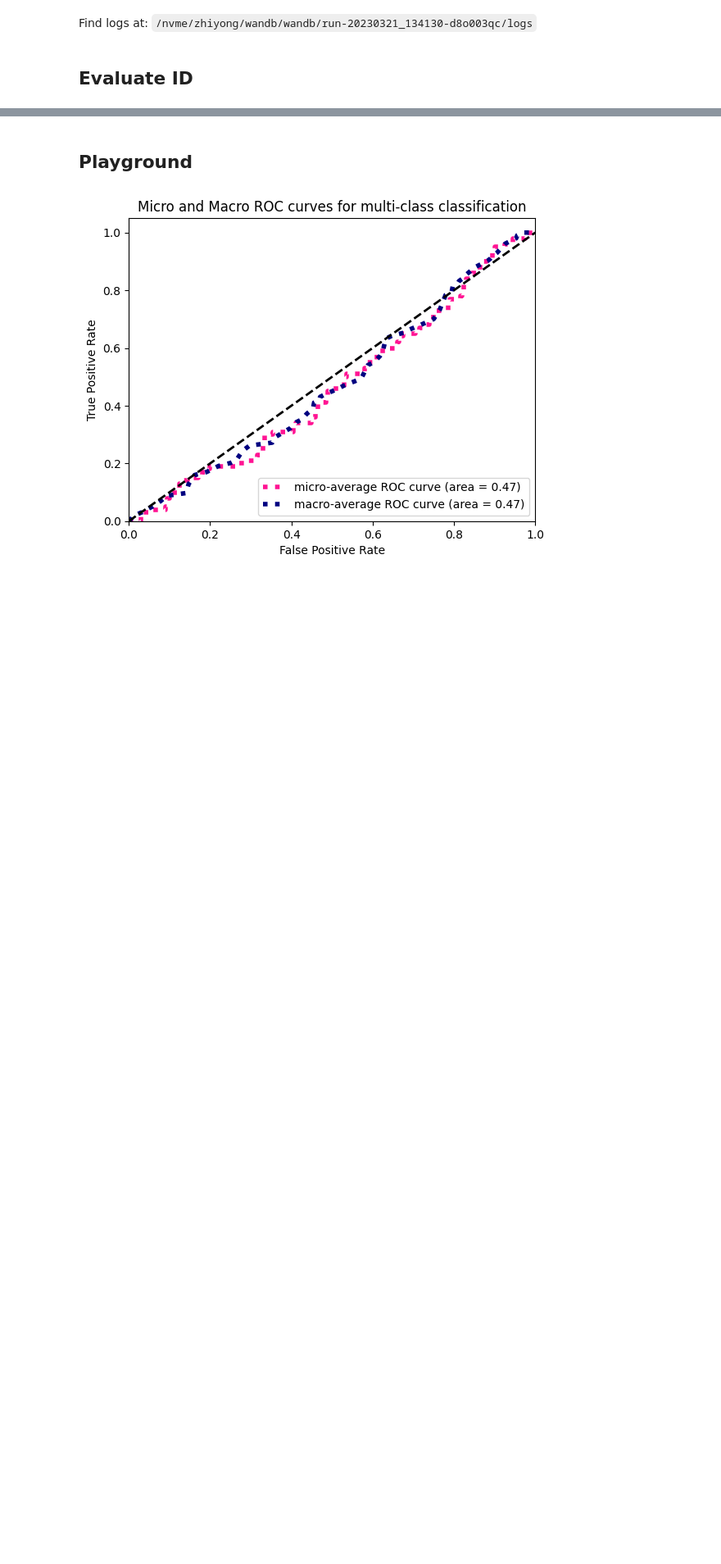
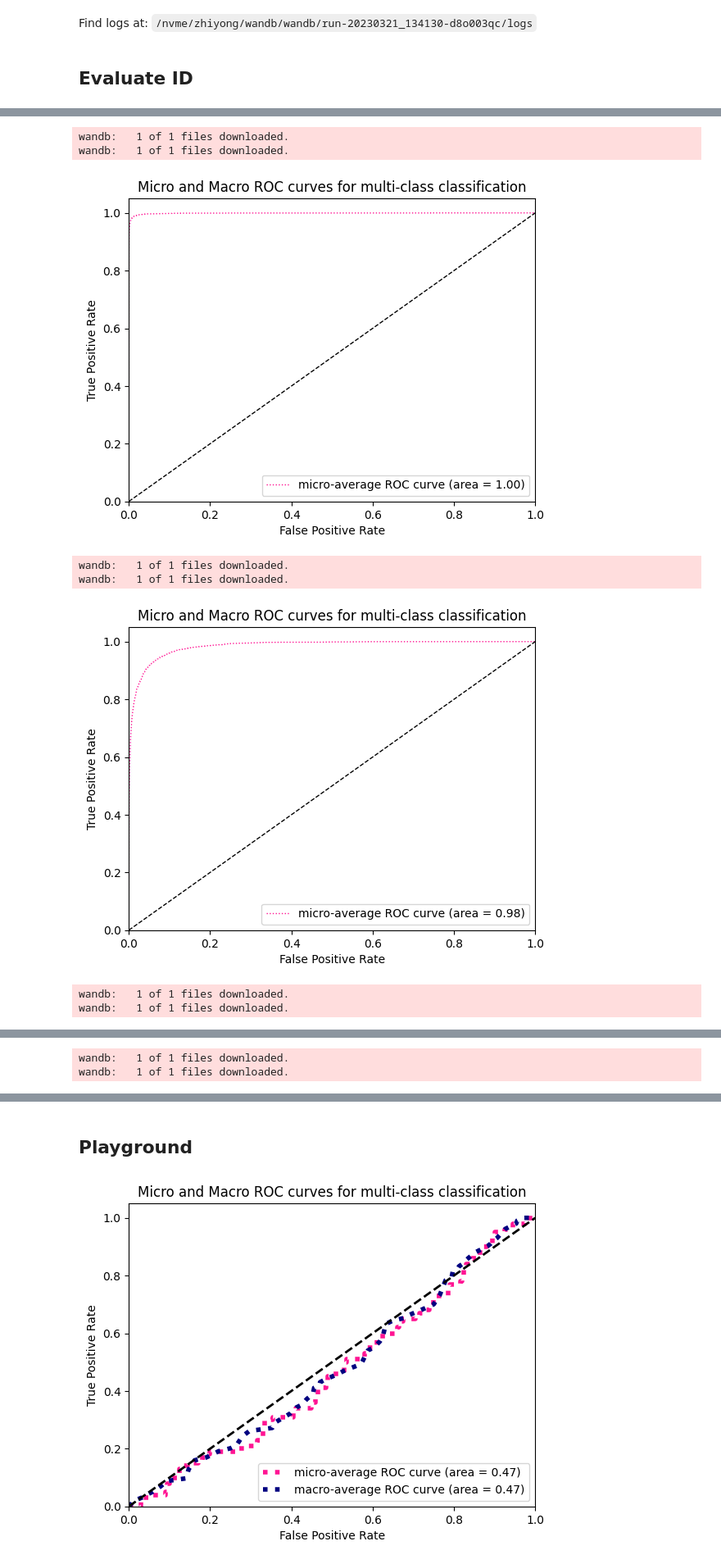
Before and after one commit to zhiyongchenGREAT/FedSPK, a Jupyter notebook: eval_id1 copy.ipynb, the cells around one changed output, grey strips where cells are left out. Shown at 82% size. Drawn from its saved outputs; the diff is of its cells as text; code cells hidden in the pictures; blank space fills up the shorter version.

```diff
--- a/eval_id1 copy.ipynb
+++ b/eval_id1 copy.ipynb
@@ -406,0 +470,19 @@ datadir = artifact.download()
+# %%
+# get ID eval results for 'ID_models for STD: centerized training.pth'
+
+import os
+import wandb
+run = wandb.init(
+    id="d8o003qc",
+    resume="must"
+)
+
+
+for i in range(12):
+    api = wandb.Api()
+    artifact = api.artifact('greatml/FedSPK/ID_model%d:v1' % (i+1))
+
+    datadir = artifact.download()
+
+    test_id_model(os.path.join(datadir, 'ID_model%d.pth' % (i+1)),
+                  '/workspace/flearn_data/IDeval_list_G%d.txt' % (i+1), output_path='/workspace/FL_log/ID_models for STD: centerized training.pth', id=(i+1), wandb_run=run)
@@ -406,0 +575,50 @@ datadir = artifact.download()
+# %%
+# result for "ID_models for STD: std_FL test compact testing, canoical.pth"
+result_dict_1 = {}
+
+for idx_l in range(12):
+    # downloads wandb artifacts to local
+    import wandb
+
+    api = wandb.Api()
+    artifact = api.artifact('greatml/FedSPK/ID_output_prob%d:v0'%(idx_l+1))
+
+    datadir = artifact.download()
+
+    # read the numpy array from the downloaded file
+    import numpy as np
+    a = np.load(datadir+'/ID_output_prob%d.npy'%(idx_l+1))
+
+    # downloads the label
+    import wandb
+
+    api = wandb.Api()
+    artifact = api.artifact('greatml/FedSPK/ID_label_list%d:v0'%(idx_l+1))
+
+    datadir = artifact.download()
+
+    # read the numpy array from the downloaded file
+    import numpy as np
+    b = np.load(datadir+'/ID_label_list%d.npy'%(idx_l+1))
+
+    dictkeys = generate_dictkeys("/workspace/flearn_data/IDtrain_list_G%d.txt"%(idx_l+1))
+
+    # create a numpy int array
+    c = np.zeros(len(b), dtype=int)
+
+    for idx, i in enumerate(b):
+        c[idx] = dictkeys[i]
+
+    # get the roc
+    fpr, tpr, roc_auc = plot_roc_curve(c, a, len(dictkeys))
+
+    result_dict_1['G%d' % (idx_l+1)] = [fpr, tpr, roc_auc]
+# %% [output]
+wandb:   1 of 1 files downloaded.
+wandb:   1 of 1 files downloaded.
+[figure, added]
+wandb:   1 of 1 files downloaded.
+wandb:   1 of 1 files downloaded.
+[figure, added]
+wandb:   1 of 1 files downloaded.
+wandb:   1 of 1 files downloaded.
@@ -406,0 +626,2 @@ datadir = artifact.download()
+wandb:   1 of 1 files downloaded.
+wandb:   1 of 1 files downloaded.
```
Also changed, not shown: parts of 23 cells of this notebook, 1 other file.
